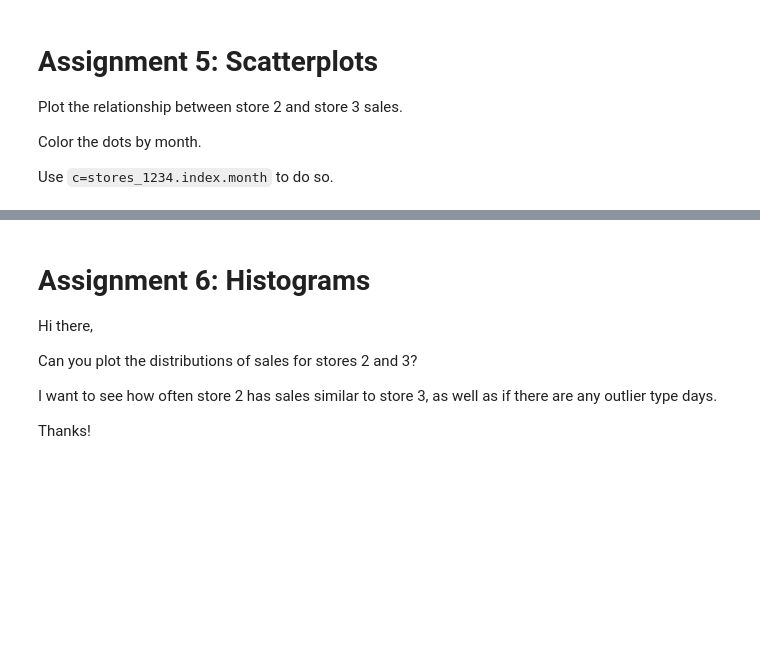
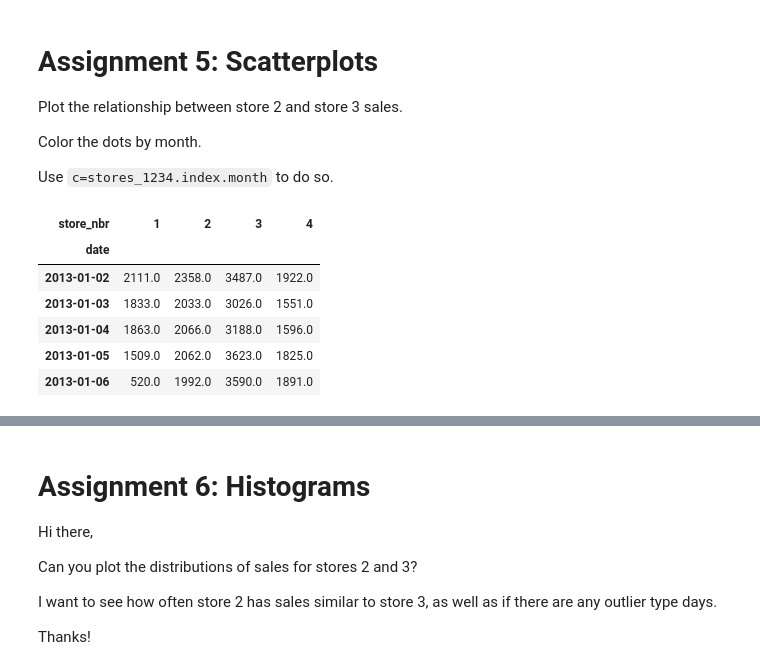
Before and after one commit to atsianis/DataVizMatplotlib, a Jupyter notebook: section05_data_viz.ipynb, the cells around one changed output, grey strips where cells are left out. Saved outputs shown, nothing was run; the diff lists cells and outputs as text; code cells hidden in the pictures; blank space fills up the shorter version.

```diff
--- a/section05_data_viz.ipynb
+++ b/section05_data_viz.ipynb
@@ -193,4 +193,12 @@ Color the dots by month.
 
 Use `c=stores_1234.index.month` to do so.
 # %%
-stores_1234.head()
+pivot_trans.head()
+# %% [output]
+| store_nbr | 1 | 2 | 3 | 4 |
+| date |  |  |  |  |
+| 2013-01-02 | 2111.0 | 2358.0 | 3487.0 | 1922.0 |
+| 2013-01-03 | 1833.0 | 2033.0 | 3026.0 | 1551.0 |
+| 2013-01-04 | 1863.0 | 2066.0 | 3188.0 | 1596.0 |
+| 2013-01-05 | 1509.0 | 2062.0 | 3623.0 | 1825.0 |
+| 2013-01-06 | 520.0 | 1992.0 | 3590.0 | 1891.0 |
```
Also changed, not shown: parts of 3 cells of this notebook.
